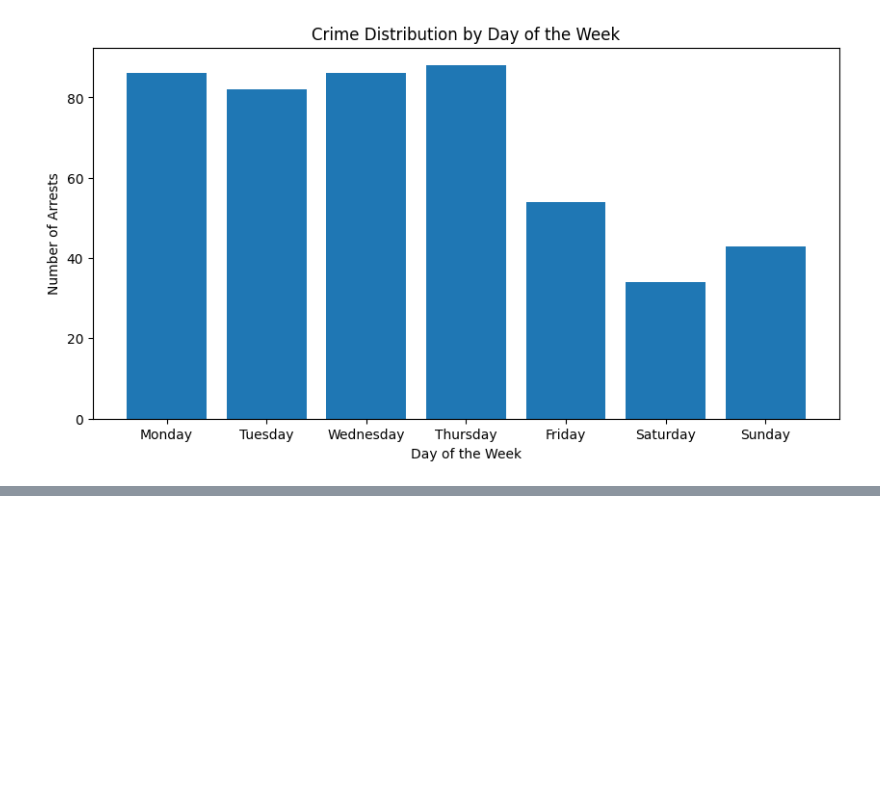
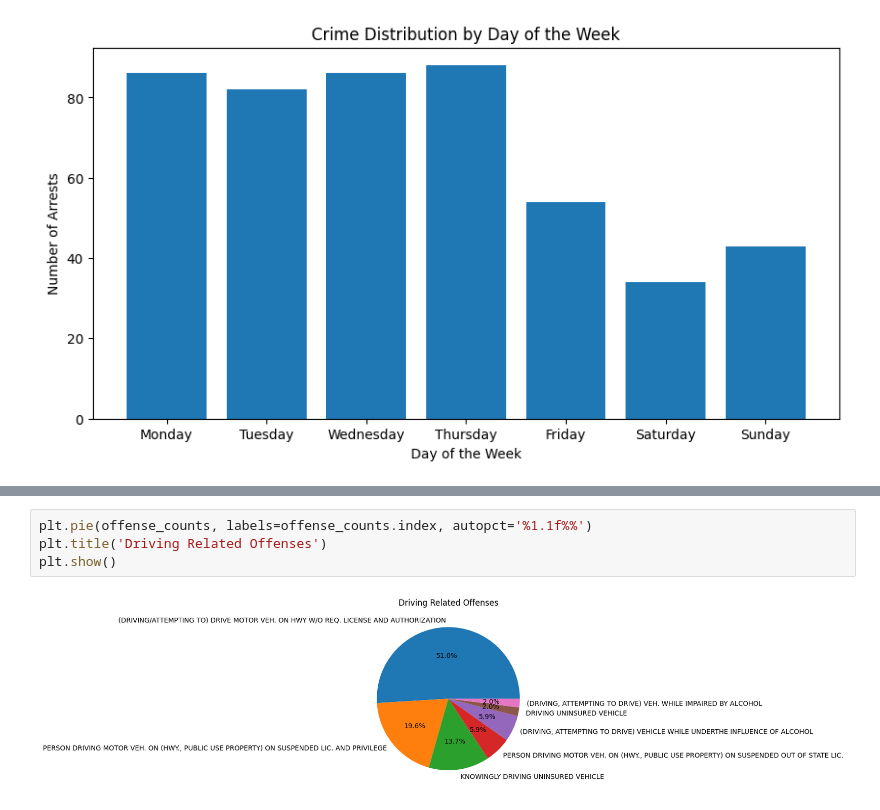
Before and after one commit to adinsa1/DATA205-PROJECT, a Jupyter notebook: AssefaData205Project.ipynb, the cells around one changed output, grey strips where cells are left out. Saved outputs shown, nothing was run; the diff lists cells and outputs as text; blank space fills up the shorter version.

```diff
--- a/AssefaData205Project.ipynb
+++ b/AssefaData205Project.ipynb
@@ -80,0 +109,6 @@ We are interested in these types of arrest:-
+# %%
+plt.pie(offense_counts, labels=offense_counts.index, autopct='%1.1f%%')
+plt.title('Driving Related Offenses')
+plt.show()
+# %% [output]
+[figure, added]
```
Also changed, not shown: parts of 4 cells of this notebook.
